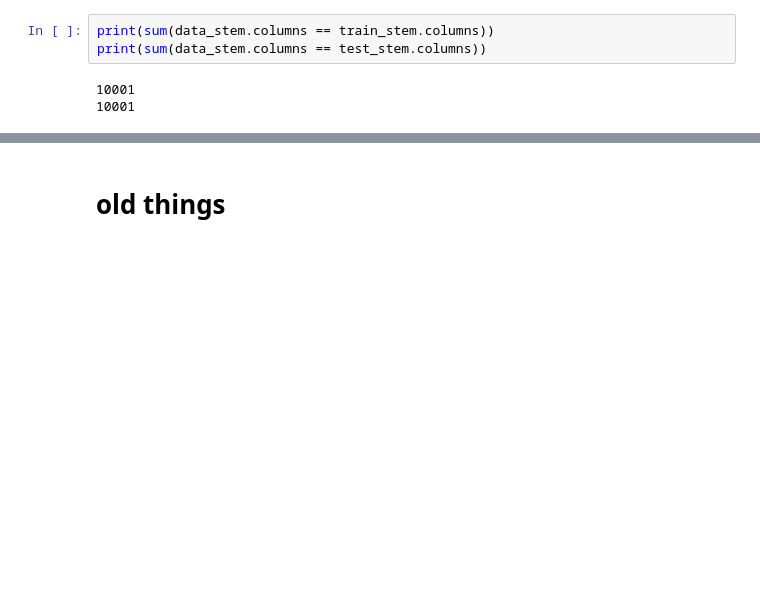
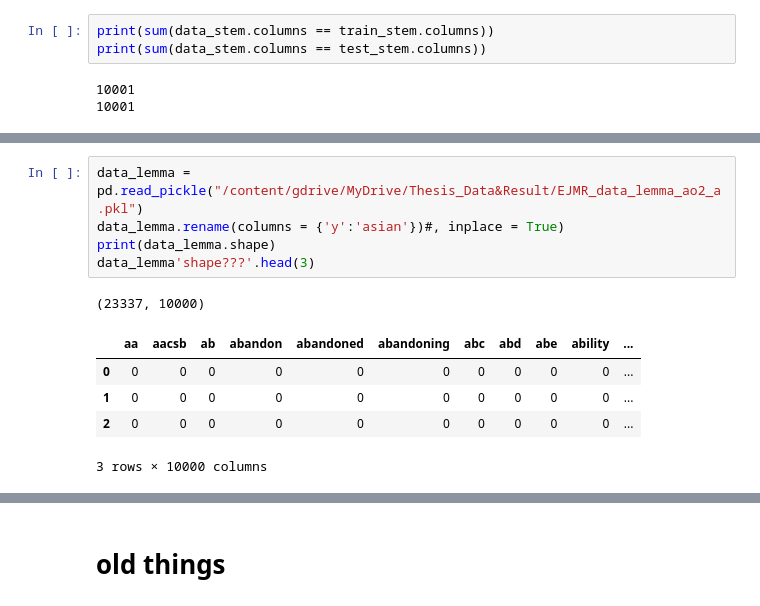
Before and after one commit to y4c6/master_thesis, a Jupyter notebook: post_selection.ipynb, the cells around one changed output, grey strips where cells are left out. Saved outputs shown, nothing was run; the diff lists cells and outputs as text; blank space fills up the shorter version.

```diff
--- a/post_selection.ipynb
+++ b/post_selection.ipynb
@@ -40,0 +39,12 @@ NameError: ignored
+# %%
+data_lemma = pd.read_pickle("/content/gdrive/MyDrive/Thesis_Data&Result/EJMR_data_lemma_ao2_a.pkl")
+data_lemma.rename(columns = {'y':'asian'})#, inplace = True)
+print(data_lemma.shape)
+data_lemma'shape???'.head(3)
+# %% [output]
+(23337, 10000)
+|  | aa | aacsb | ab | abandon | abandoned | abandoning | abc | abd | abe | ability | ... |
+| 0 | 0 | 0 | 0 | 0 | 0 | 0 | 0 | 0 | 0 | 0 | ... |
+| 1 | 0 | 0 | 0 | 0 | 0 | 0 | 0 | 0 | 0 | 0 | ... |
+| 2 | 0 | 0 | 0 | 0 | 0 | 0 | 0 | 0 | 0 | 0 | ... |
+3 rows × 10000 columns
```
Also changed, not shown: parts of 45 cells of this notebook.
